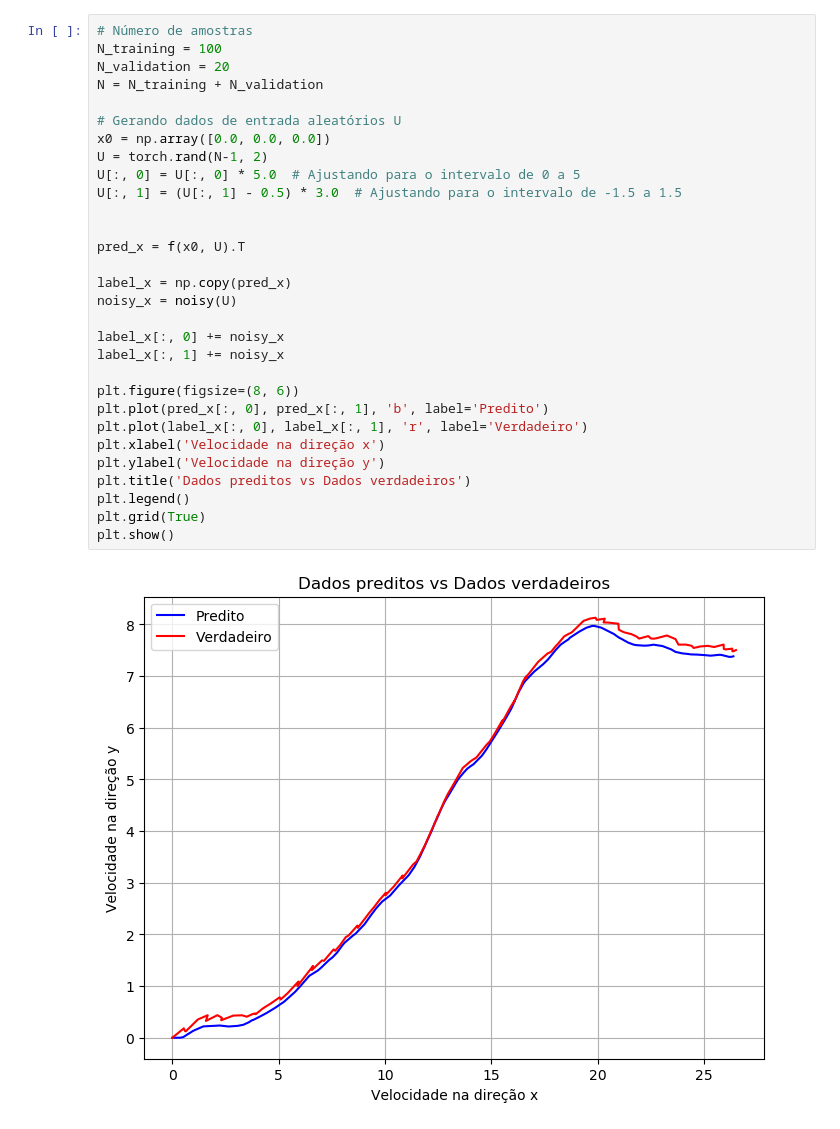
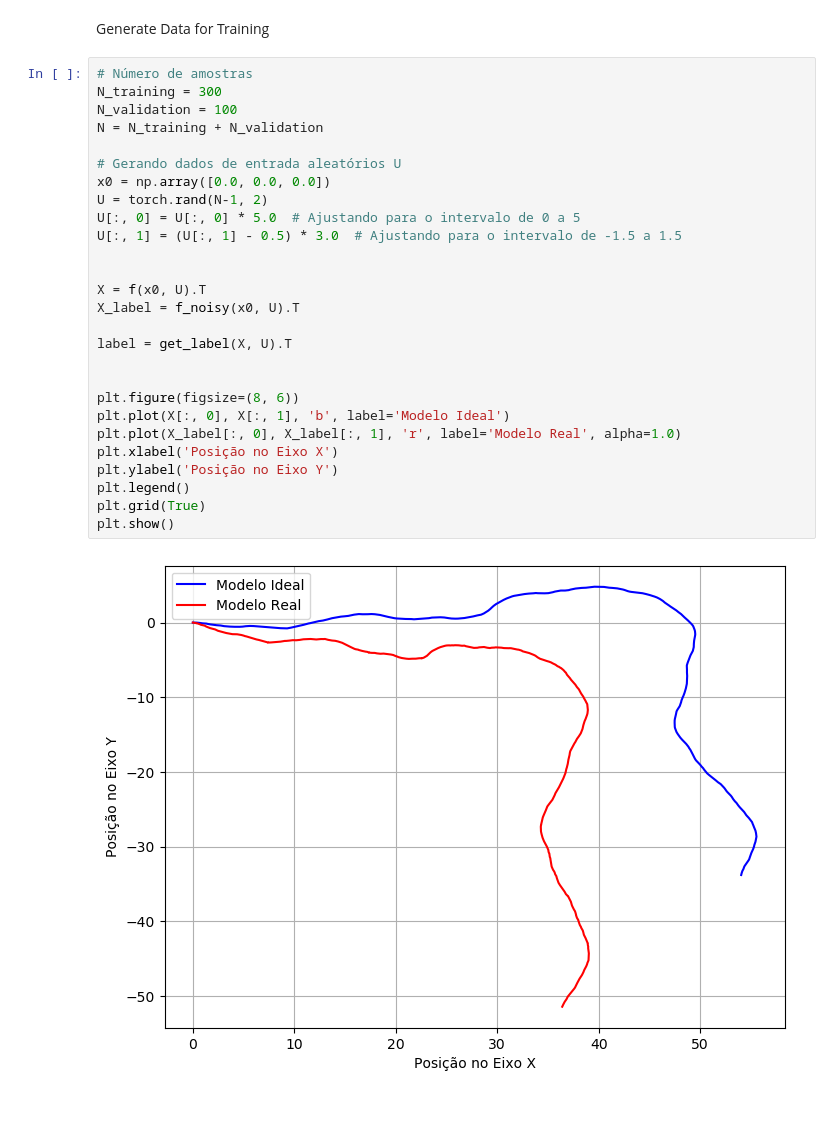
Before and after one commit to faffonso/LBMPC-PathTracking, a Jupyter notebook: Study-Algorithms/NN_RBF/example.ipynb, the cells around one changed output. Cells and saved outputs as stored; diff of their text form.

```diff
--- a/Study-Algorithms/NN_RBF/example.ipynb
+++ b/Study-Algorithms/NN_RBF/example.ipynb
@@ -43,32 +79,31 @@ def noisy (U, dt=.1):
+# %% [markdown]
+Generate Data for Training
 # %%
 # Número de amostras
-N_training = 100
-N_validation = 20
+N_training = 300
+N_validation = 100
 N = N_training + N_validation
 
 # Gerando dados de entrada aleatórios U
 x0 = np.array([0.0, 0.0, 0.0])
 U = torch.rand(N-1, 2)
 U[:, 0] = U[:, 0] * 5.0  # Ajustando para o intervalo de 0 a 5
 U[:, 1] = (U[:, 1] - 0.5) * 3.0  # Ajustando para o intervalo de -1.5 a 1.5
 
 
-pred_x = f(x0, U).T
+X = f(x0, U).T
+X_label = f_noisy(x0, U).T
 
-label_x = np.copy(pred_x)
-noisy_x = noisy(U)
+label = get_label(X, U).T
 
-label_x[:, 0] += noisy_x
-label_x[:, 1] += noisy_x
 
 plt.figure(figsize=(8, 6))
-plt.plot(pred_x[:, 0], pred_x[:, 1], 'b', label='Predito')
-plt.plot(label_x[:, 0], label_x[:, 1], 'r', label='Verdadeiro')
-plt.xlabel('Velocidade na direção x')
-plt.ylabel('Velocidade na direção y')
-plt.title('Dados preditos vs Dados verdadeiros')
+plt.plot(X[:, 0], X[:, 1], 'b', label='Modelo Ideal')
+plt.plot(X_label[:, 0], X_label[:, 1], 'r', label='Modelo Real', alpha=1.0)
+plt.xlabel('Posição no Eixo X')
+plt.ylabel('Posição no Eixo Y')
 plt.legend()
 plt.grid(True)
 plt.show()
 # %% [output]
-[figure, old version]
+[figure, new version]
```
Also changed, not shown: parts of 17 cells of this notebook, 3 other files.
